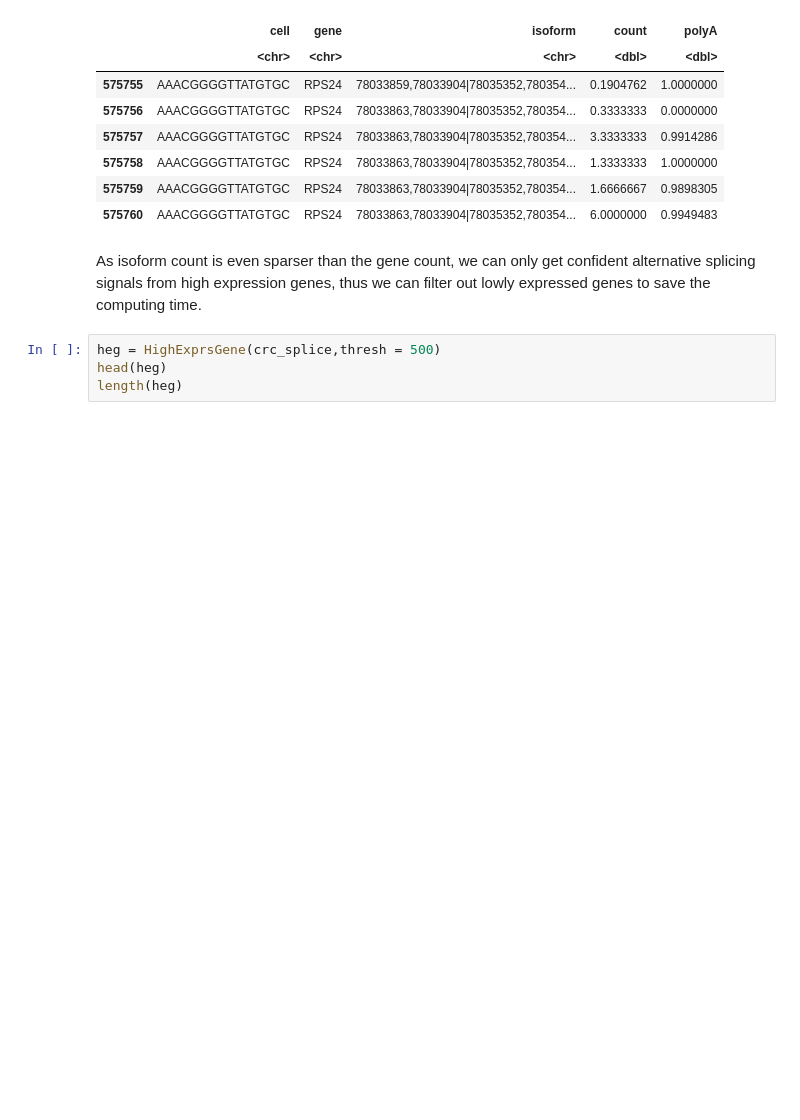
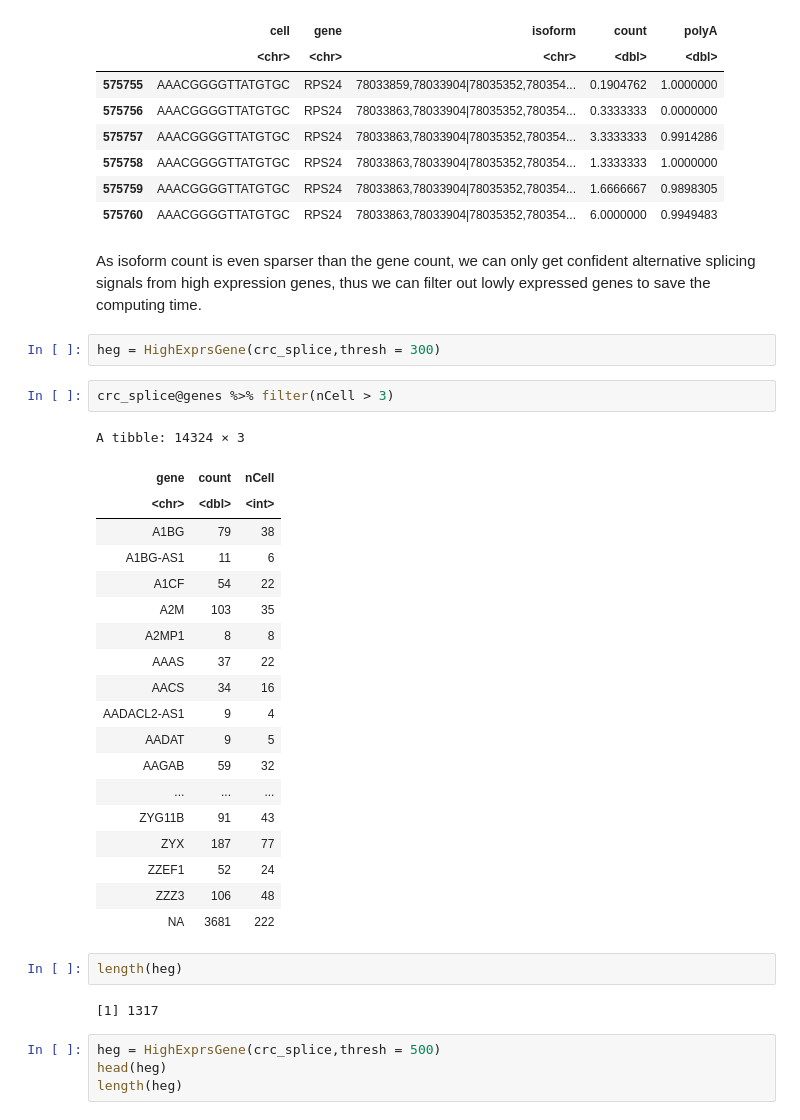
Before and after one commit to yuntianf/Longcell, a Jupyter notebook: vignettes/Longcell.ipynb, the cells around one changed output. Saved outputs shown, nothing was run; the diff lists cells and outputs as text; blank space fills up the shorter version.

```diff
--- a/vignettes/Longcell.ipynb
+++ b/vignettes/Longcell.ipynb
@@ -122,6 +122,34 @@ A data.frame: 6 × 5
 | 575760 | AAACGGGGTTATGTGC | RPS24 | 78033863,78033904|78035352,780354... | 6.0000000 | 0.9949483 |
 # %% [markdown]
 As isoform count is even sparser than the gene count, we can only get confident alternative splicing signals from high expression genes, thus we can filter out lowly expressed genes to save the computing time.
+# %%
+heg = HighExprsGene(crc_splice,thresh = 300)
+# %%
+crc_splice@genes %>% filter(nCell > 3)
+# %% [output]
+A tibble: 14324 × 3
+| gene | count | nCell |
+| <chr> | <dbl> | <int> |
+| A1BG | 79 | 38 |
+| A1BG-AS1 | 11 | 6 |
+| A1CF | 54 | 22 |
+| A2M | 103 | 35 |
+| A2MP1 | 8 | 8 |
+| AAAS | 37 | 22 |
+| AACS | 34 | 16 |
+| AADACL2-AS1 | 9 | 4 |
+| AADAT | 9 | 5 |
+| AAGAB | 59 | 32 |
+| ... | ... | ... |
+| ZYG11B | 91 | 43 |
+| ZYX | 187 | 77 |
+| ZZEF1 | 52 | 24 |
+| ZZZ3 | 106 | 48 |
+| NA | 3681 | 222 |
+# %%
+length(heg)
+# %% [output]
+[1] 1317
 # %%
 heg = HighExprsGene(crc_splice,thresh = 500)
 head(heg)
```
Also changed, not shown: 6 other files.
